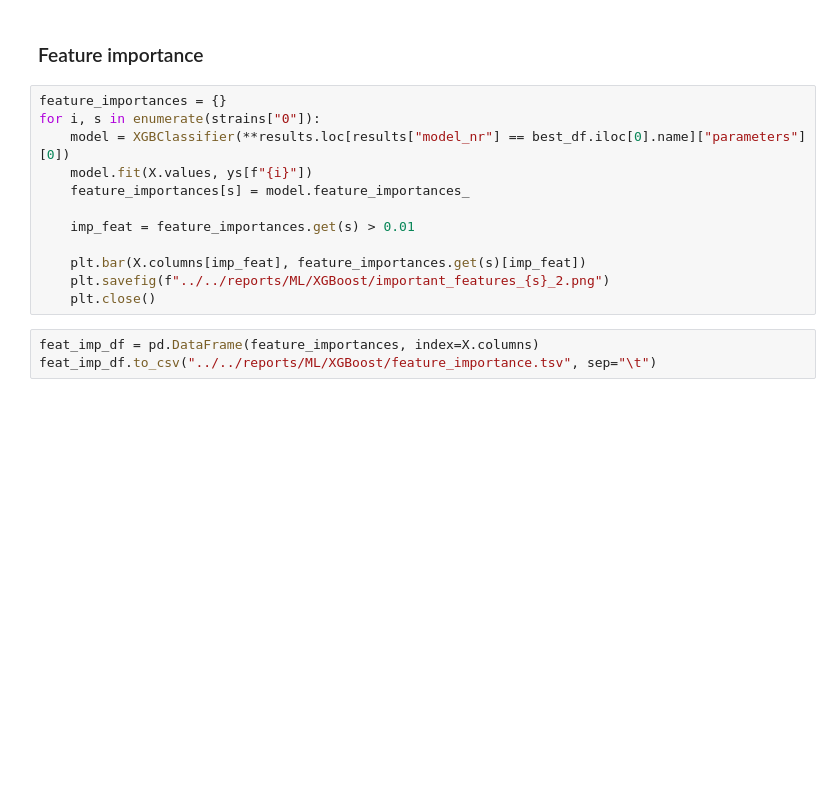
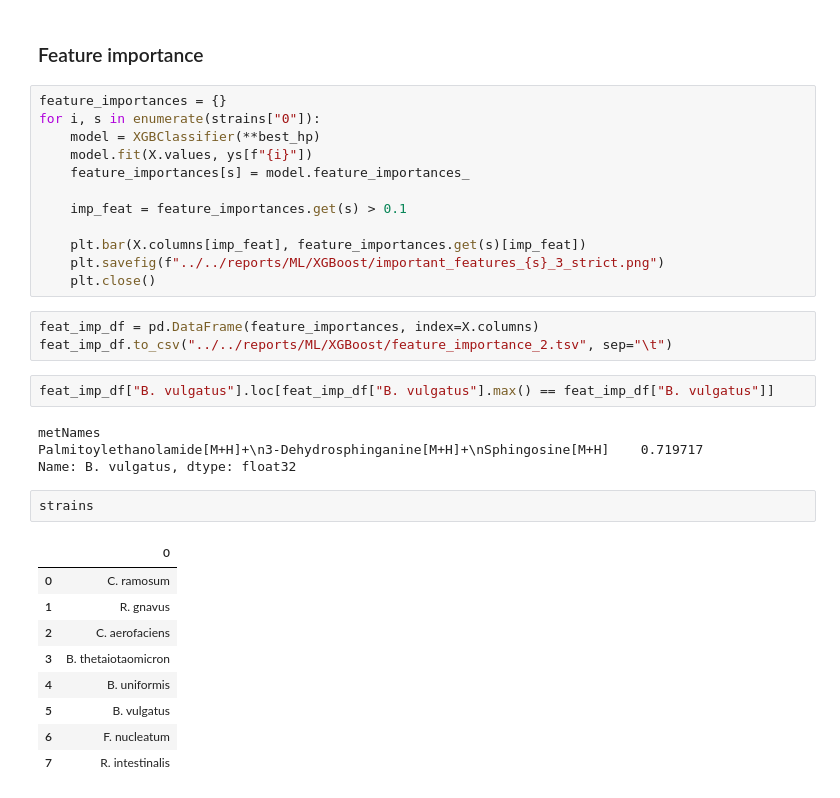
Before and after one commit to JosuaCarl/MStoML, a Jupyter notebook: skripts/ML/ML4com_annot_smac.ipynb, the cells around one changed output. Drawn from its saved outputs; the diff is of its cells as text; blank space fills up the shorter version.

```diff
--- a/skripts/ML/ML4com_annot_smac.ipynb
+++ b/skripts/ML/ML4com_annot_smac.ipynb
@@ -197,15 +239,33 @@ NameError: name 'DecisionTreeClassifier' is not defined
 # %%
 feature_importances = {}
 for i, s in enumerate(strains["0"]):
-    model = XGBClassifier(**results.loc[results["model_nr"] == best_df.iloc[0].name]["parameters"][0])
+    model = XGBClassifier(**best_hp)
     model.fit(X.values, ys[f"{i}"])
     feature_importances[s] = model.feature_importances_
 
-    imp_feat = feature_importances.get(s) > 0.01
+    imp_feat = feature_importances.get(s) > 0.1
 
     plt.bar(X.columns[imp_feat], feature_importances.get(s)[imp_feat])
-    plt.savefig(f"../../reports/ML/XGBoost/important_features_{s}_2.png")
+    plt.savefig(f"../../reports/ML/XGBoost/important_features_{s}_3_strict.png")
     plt.close()
 # %%
 feat_imp_df = pd.DataFrame(feature_importances, index=X.columns)
-feat_imp_df.to_csv("../../reports/ML/XGBoost/feature_importance.tsv", sep="\t")
+feat_imp_df.to_csv("../../reports/ML/XGBoost/feature_importance_2.tsv", sep="\t")
+# %%
+feat_imp_df["B. vulgatus"].loc[feat_imp_df["B. vulgatus"].max() == feat_imp_df["B. vulgatus"]]
+# %% [output]
+metNames
+Palmitoylethanolamide[M+H]+\n3-Dehydrosphinganine[M+H]+\nSphingosine[M+H]    0.719717
+Name: B. vulgatus, dtype: float32
+# %%
+strains
+# %% [output]
+|  | 0 |
+| 0 | C. ramosum |
+| 1 | R. gnavus |
+| 2 | C. aerofaciens |
+| 3 | B. thetaiotaomicron |
+| 4 | B. uniformis |
+| 5 | B. vulgatus |
+| 6 | F. nucleatum |
+| 7 | R. intestinalis |
```
Also changed, not shown: parts of 9 cells of this notebook, 4 other files.
